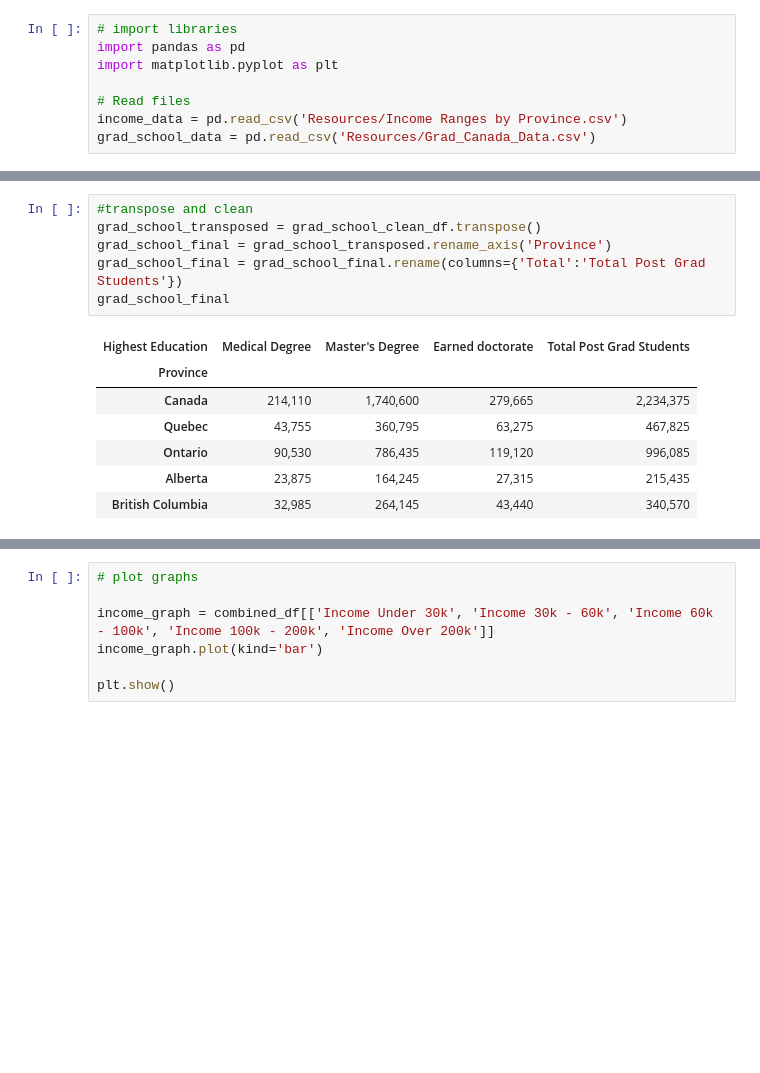
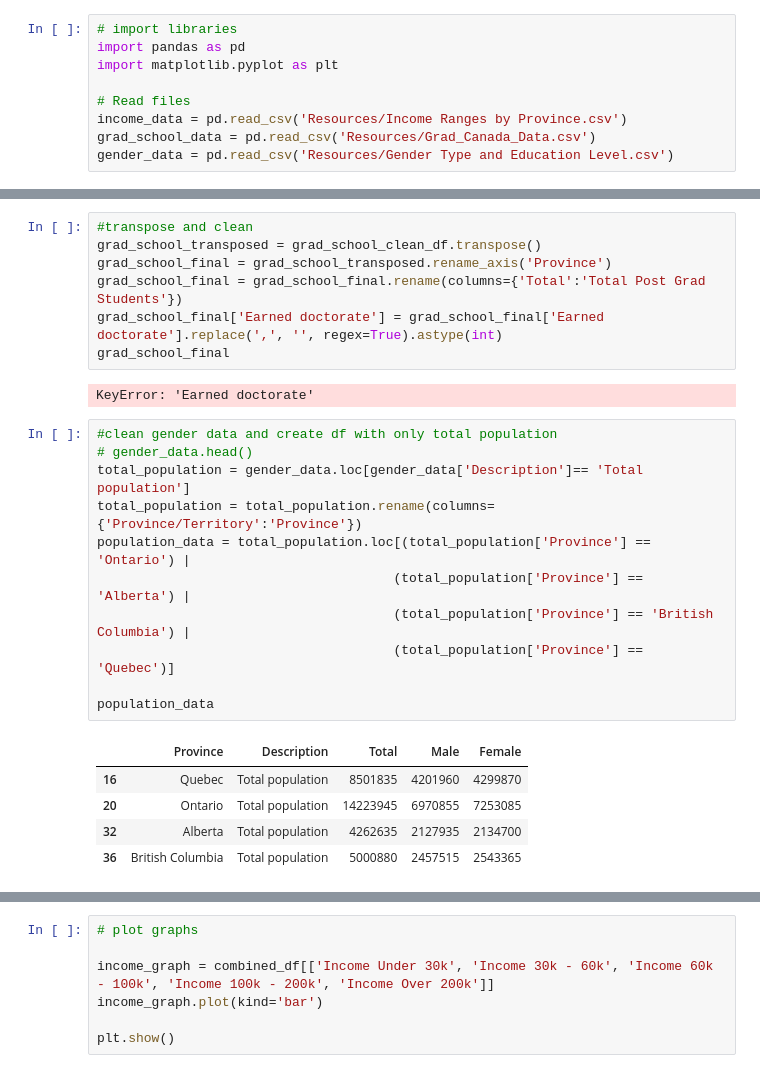
Before and after one commit to BehnooshNasri/project_one, a Jupyter notebook: Esi_Income_Analysis.ipynb, the cells around one changed output, grey strips where cells are left out. Drawn from its saved outputs; the diff is of its cells as text; blank space fills up the shorter version.

```diff
--- a/Esi_Income_Analysis.ipynb
+++ b/Esi_Income_Analysis.ipynb
@@ -6,6 +6,7 @@ import matplotlib.pyplot as plt
 # Read files
 income_data = pd.read_csv('Resources/Income Ranges by Province.csv')
 grad_school_data = pd.read_csv('Resources/Grad_Canada_Data.csv')
+gender_data = pd.read_csv('Resources/Gender Type and Education Level.csv')
 # %%
 #clean the data, set the index
 income_data = income_data.rename(columns={'Unnamed: 0': 'Province'})
@@ -39,12 +40,24 @@ grad_school_clean_df
 grad_school_transposed = grad_school_clean_df.transpose()
 grad_school_final = grad_school_transposed.rename_axis('Province')
 grad_school_final = grad_school_final.rename(columns={'Total':'Total Post Grad Students'})
+grad_school_final['Earned doctorate'] = grad_school_final['Earned doctorate'].replace(',', '', regex=True).astype(int)
 grad_school_final
 # %% [output]
-| Highest Education | Medical Degree | Master's Degree | Earned doctorate | Total Post Grad Students |
-| Province |  |  |  |  |
-| Canada | 214,110 | 1,740,600 | 279,665 | 2,234,375 |
-| Quebec | 43,755 | 360,795 | 63,275 | 467,825 |
-| Ontario | 90,530 | 786,435 | 119,120 | 996,085 |
-| Alberta | 23,875 | 164,245 | 27,315 | 215,435 |
-| British Columbia | 32,985 | 264,145 | 43,440 | 340,570 |
+KeyError: 'Earned doctorate'
+# %%
+#clean gender data and create df with only total population
+# gender_data.head()
+total_population = gender_data.loc[gender_data['Description']== 'Total population']
+total_population = total_population.rename(columns={'Province/Territory':'Province'})
+population_data = total_population.loc[(total_population['Province'] == 'Ontario') |
+                                      (total_population['Province'] == 'Alberta') |
+                                      (total_population['Province'] == 'British Columbia') |
+                                      (total_population['Province'] == 'Quebec')]
+
+population_data
+# %% [output]
+|  | Province | Description | Total | Male | Female |
+| 16 | Quebec | Total population | 8501835 | 4201960 | 4299870 |
+| 20 | Ontario | Total population | 14223945 | 6970855 | 7253085 |
+| 32 | Alberta | Total population | 4262635 | 2127935 | 2134700 |
+| 36 | British Columbia | Total population | 5000880 | 2457515 | 2543365 |
```
Also changed, not shown: parts of 10 cells of this notebook, 1 other file.
